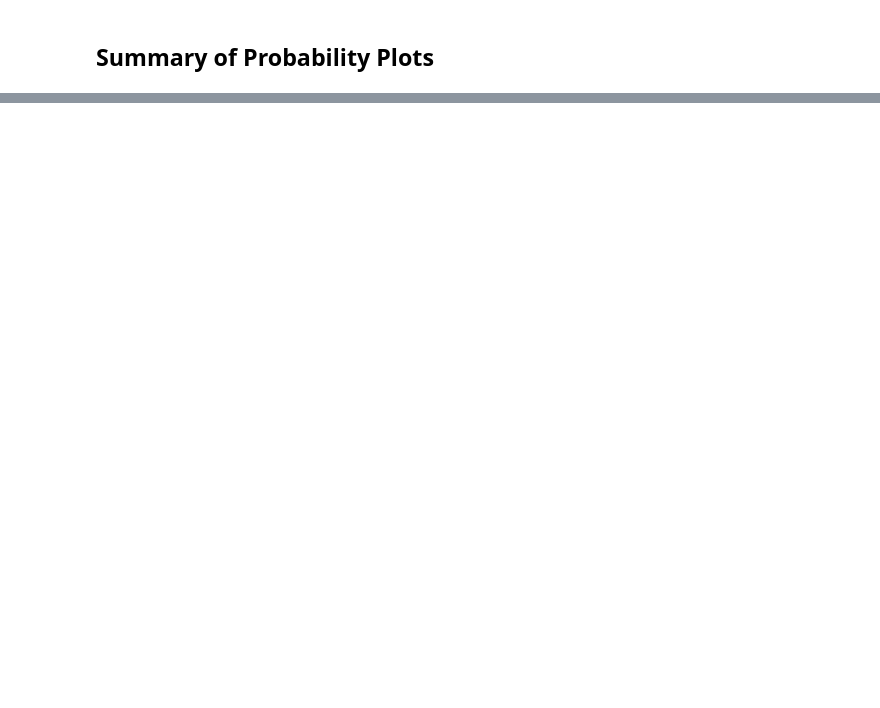
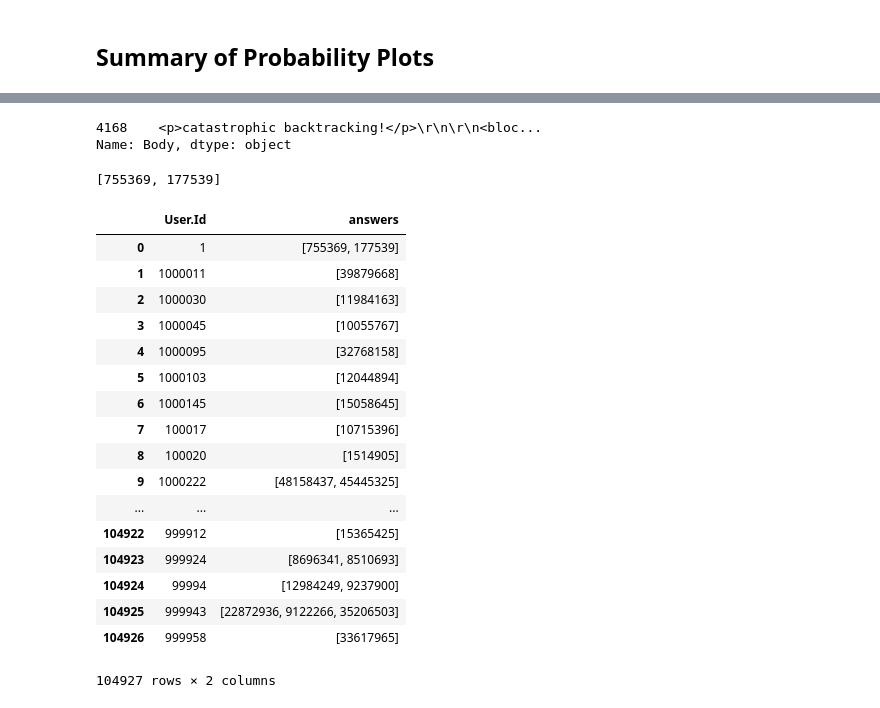
Before and after one commit to MaksimDan/160-Stackoverflow, a Jupyter notebook: source/eda/eda.ipynb, the cells around one changed output, grey strips where cells are left out. Drawn from its saved outputs; the diff is of its cells as text; code cells hidden in the pictures; blank space fills up the shorter version.

```diff
--- a/source/eda/eda.ipynb
+++ b/source/eda/eda.ipynb
@@ -456,0 +479,4 @@ Text(0.5,1,'cumulative probability')
+# %%
+data_df['User.Id'] = data_df.index
+# %%
+data_df.reset_index(inplace=True, drop=True)
@@ -456,0 +494,5 @@ Text(0.5,1,'cumulative probability')
+# %%
+user_ans = pd.DataFrame({'answers':data_df.answers, 'User.Id':data_df['User.Id']})
+# %%
+user_ans = user_ans.dropna()
+user_ans = user_ans.reset_index(drop=True)
@@ -456,0 +508,31 @@ Text(0.5,1,'cumulative probability')
+# %%
+i = 755369
+Posts[Posts.Id == i].Body
+# %% [output]
+4168    <p>catastrophic backtracking!</p>\r\n\r\n<bloc...
+Name: Body, dtype: object
+# %%
+user_ans.answers[0]
+# %% [output]
+[755369, 177539]
+# %%
+user_ans
+# %% [output]
+|  | User.Id | answers |
+| 0 | 1 | [755369, 177539] |
+| 1 | 1000011 | [39879668] |
+| 2 | 1000030 | [11984163] |
+| 3 | 1000045 | [10055767] |
+| 4 | 1000095 | [32768158] |
+| 5 | 1000103 | [12044894] |
+| 6 | 1000145 | [15058645] |
+| 7 | 100017 | [10715396] |
+| 8 | 100020 | [1514905] |
+| 9 | 1000222 | [48158437, 45445325] |
+| ... | ... | ... |
+| 104922 | 999912 | [15365425] |
+| 104923 | 999924 | [8696341, 8510693] |
+| 104924 | 99994 | [12984249, 9237900] |
+| 104925 | 999943 | [22872936, 9122266, 35206503] |
+| 104926 | 999958 | [33617965] |
+104927 rows × 2 columns
```
Also changed, not shown: parts of 40 cells of this notebook, 7 other files.
